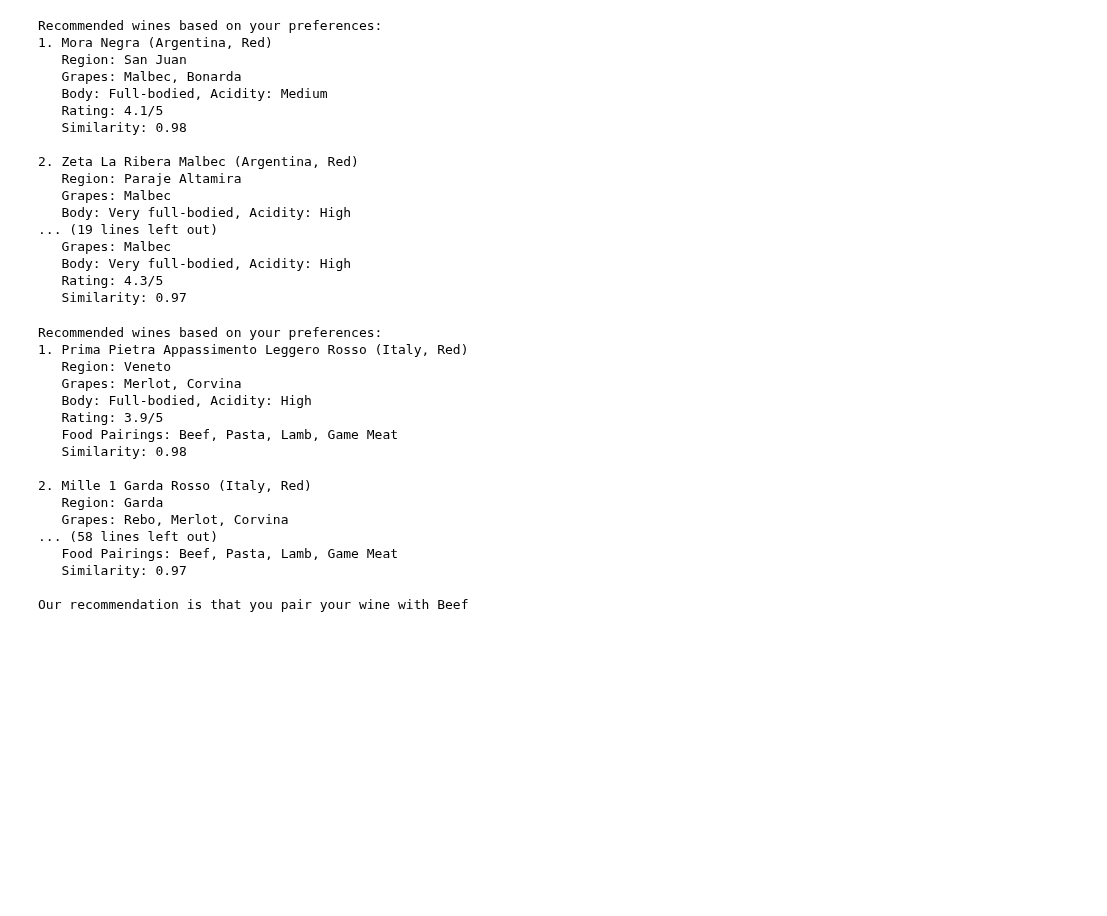
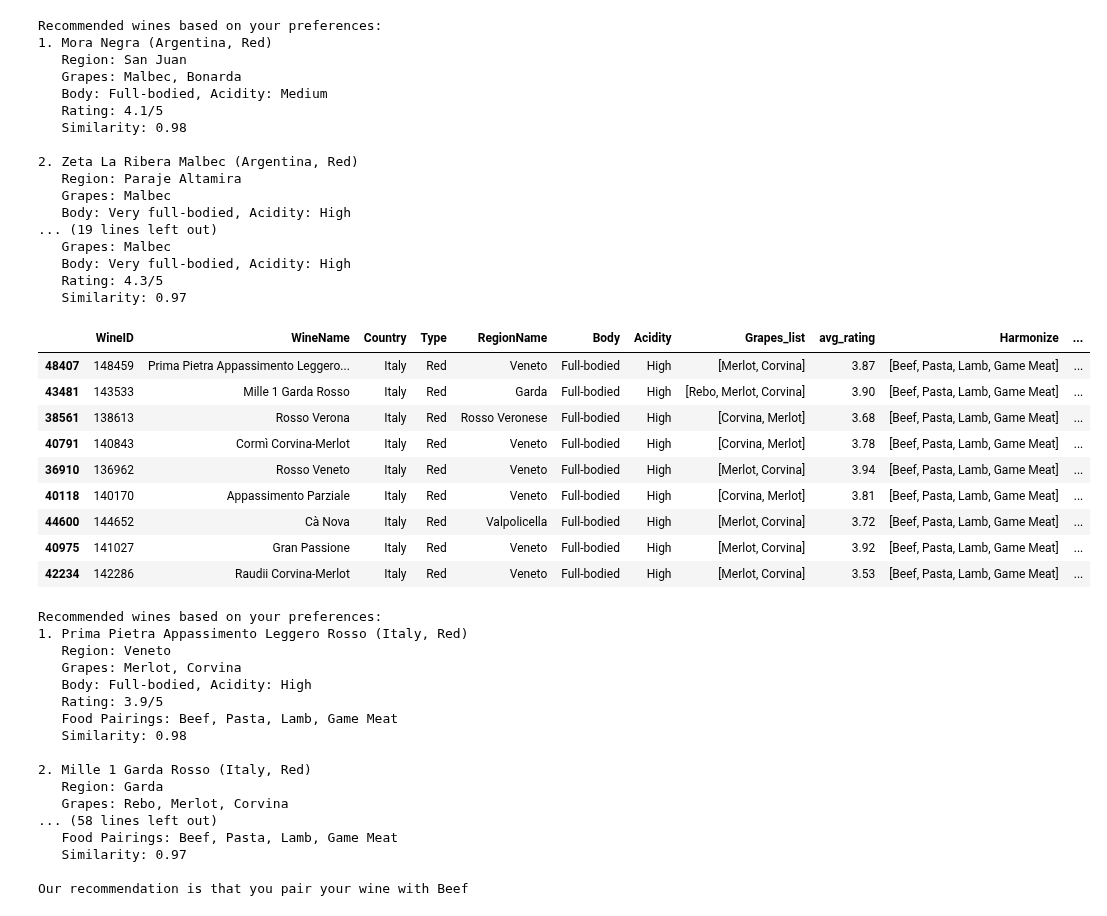
Before and after one commit to Obispodino/cvino, a Jupyter notebook: notebooks/exploration_MJ3.ipynb, the cells around one changed output. Drawn from its saved outputs; the diff is of its cells as text; code cells hidden in the pictures; blank space fills up the shorter version.

```diff
--- a/notebooks/exploration_MJ3.ipynb
+++ b/notebooks/exploration_MJ3.ipynb
@@ -1081,6 +1122,19 @@ Recommended wines based on your preferences:
    Body: Very full-bodied, Acidity: High
    Rating: 4.3/5
    Similarity: 0.97
+# %%
+recommendations
+# %% [output]
+|  | WineID | WineName | Country | Type | RegionName | Body | Acidity | Grapes_list | avg_rating | Harmonize | ... |
+| 48407 | 148459 | Prima Pietra Appassimento Leggero... | Italy | Red | Veneto | Full-bodied | High | [Merlot, Corvina] | 3.87 | [Beef, Pasta, Lamb, Game Meat] | ... |
+| 43481 | 143533 | Mille 1 Garda Rosso | Italy | Red | Garda | Full-bodied | High | [Rebo, Merlot, Corvina] | 3.90 | [Beef, Pasta, Lamb, Game Meat] | ... |
+| 38561 | 138613 | Rosso Verona | Italy | Red | Rosso Veronese | Full-bodied | High | [Corvina, Merlot] | 3.68 | [Beef, Pasta, Lamb, Game Meat] | ... |
+| 40791 | 140843 | Cormì Corvina-Merlot | Italy | Red | Veneto | Full-bodied | High | [Corvina, Merlot] | 3.78 | [Beef, Pasta, Lamb, Game Meat] | ... |
+| 36910 | 136962 | Rosso Veneto | Italy | Red | Veneto | Full-bodied | High | [Merlot, Corvina] | 3.94 | [Beef, Pasta, Lamb, Game Meat] | ... |
+| 40118 | 140170 | Appassimento Parziale | Italy | Red | Veneto | Full-bodied | High | [Corvina, Merlot] | 3.81 | [Beef, Pasta, Lamb, Game Meat] | ... |
+| 44600 | 144652 | Cà Nova | Italy | Red | Valpolicella | Full-bodied | High | [Merlot, Corvina] | 3.72 | [Beef, Pasta, Lamb, Game Meat] | ... |
+| 40975 | 141027 | Gran Passione | Italy | Red | Veneto | Full-bodied | High | [Merlot, Corvina] | 3.92 | [Beef, Pasta, Lamb, Game Meat] | ... |
+| 42234 | 142286 | Raudii Corvina-Merlot | Italy | Red | Veneto | Full-bodied | High | [Merlot, Corvina] | 3.53 | [Beef, Pasta, Lamb, Game Meat] | ... |
 # %%
 # WINE RECOMMENDATION FUNCTION WITH FOOD PAIRINGS
 import pandas as pd
```
Also changed, not shown: parts of 7 cells of this notebook, 7 other files.
